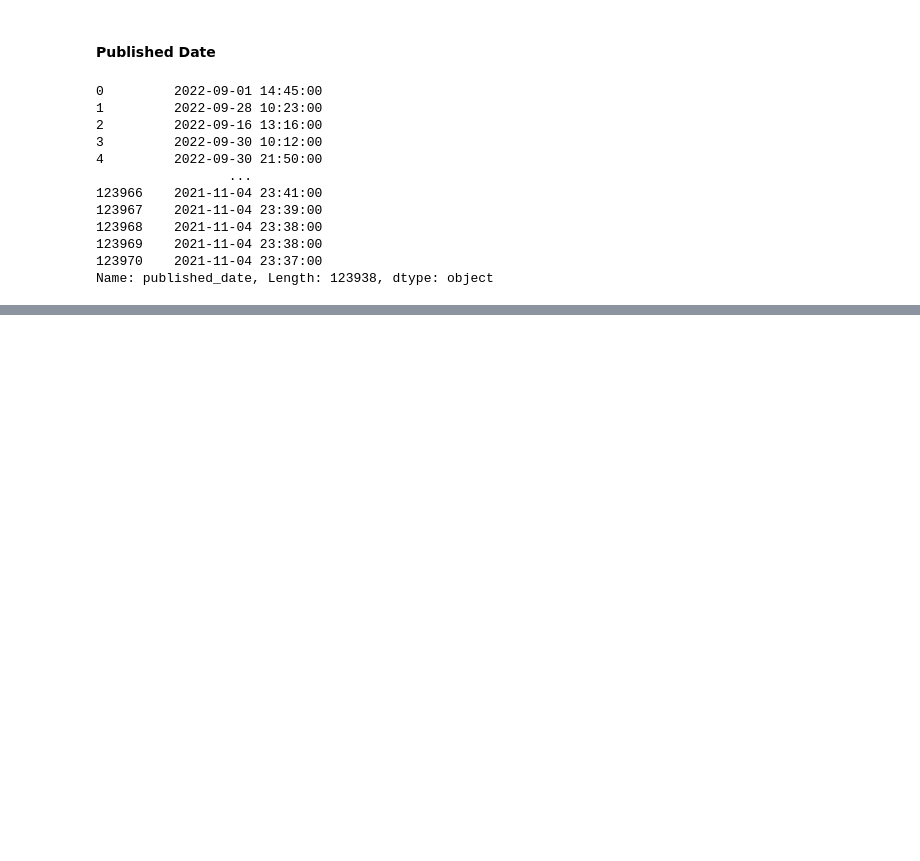
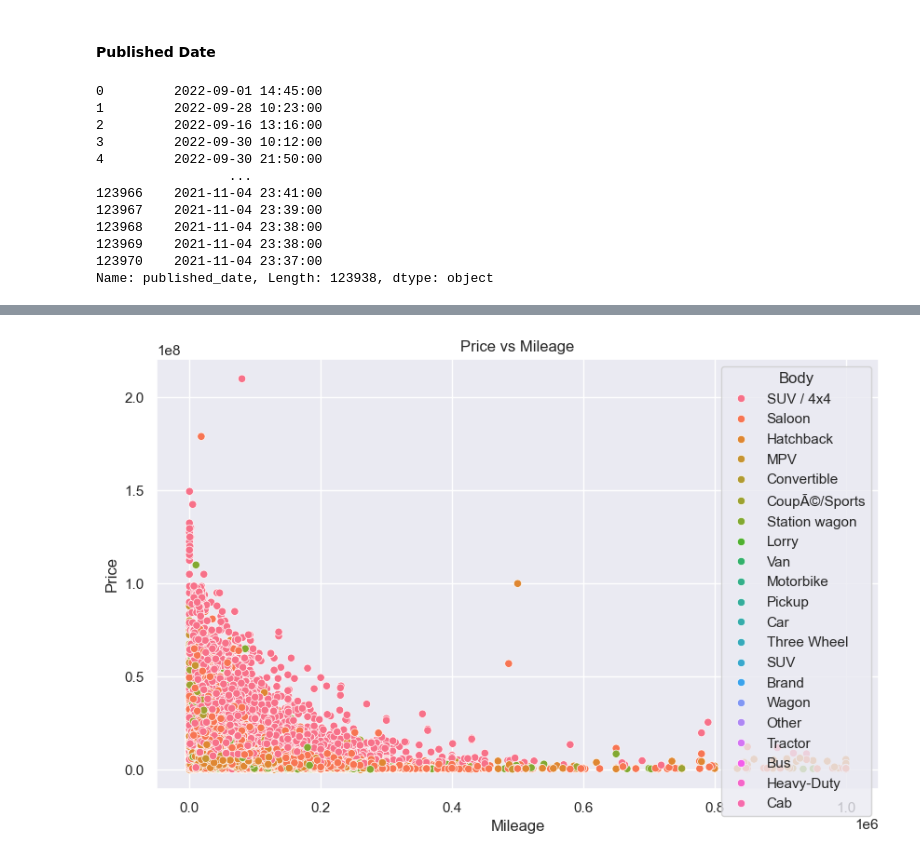
Before and after one commit to toobask/introtoAI1, a Jupyter notebook: notebook/IntroToAI_701_CourseWork_Amua_et_Tooba.ipynb, the cells around one changed output, grey strips where cells are left out. Drawn from its saved outputs; the diff is of its cells as text; code cells hidden in the pictures; blank space fills up the shorter version.

```diff
--- a/notebook/IntroToAI_701_CourseWork_Amua_et_Tooba.ipynb
+++ b/notebook/IntroToAI_701_CourseWork_Amua_et_Tooba.ipynb
@@ -673,0 +790,10 @@ Name: published_date, Length: 123938, dtype: object
+# %%
+#scatter plot showing relation between price and mileage
+plt.figure(figsize=(10, 6))
+sns.scatterplot(data=vehicle_df, x="Mileage", y="Price", hue="Body")
+plt.title("Price vs Mileage")
+plt.xlabel("Mileage")
+plt.ylabel("Price")
+plt.show()
+# %% [output]
+[figure, added]
```
Also changed, not shown: parts of 37 cells of this notebook.
